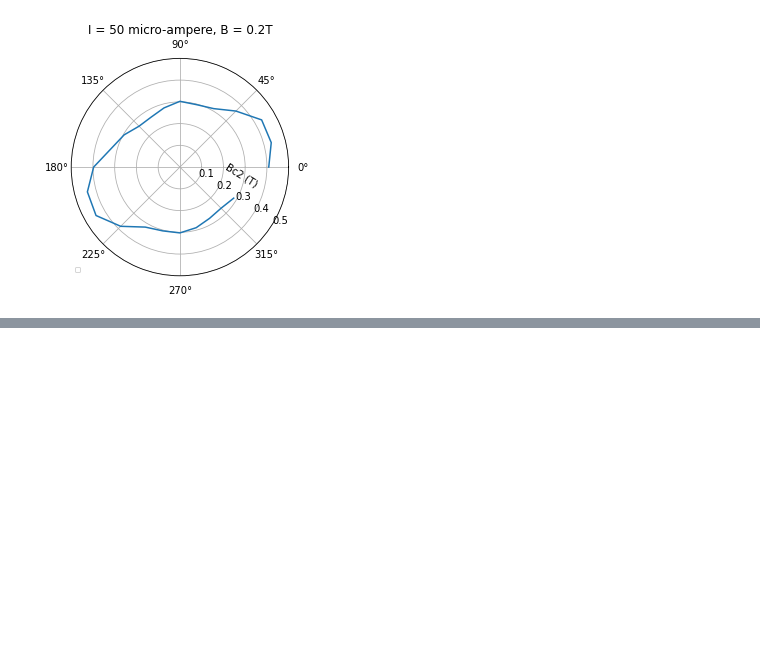
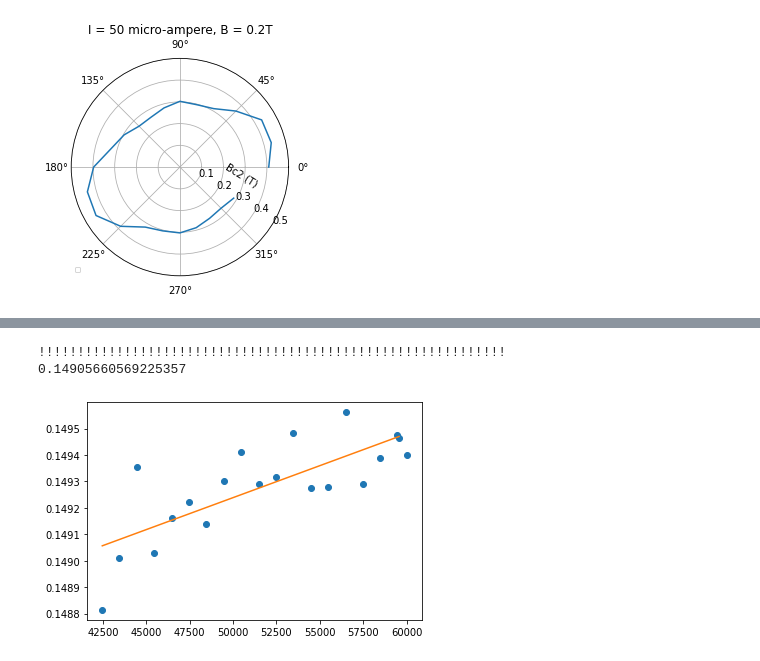
Before and after one commit to DerkNiessink/research-practicum, a Jupyter notebook: research.ipynb, the cells around one changed output, grey strips where cells are left out. Saved outputs shown, nothing was run; the diff lists cells and outputs as text; code cells hidden in the pictures; blank space fills up the shorter version.

```diff
--- a/research.ipynb
+++ b/research.ipynb
@@ -392,0 +395,29 @@ plt.plot(angles, bc2s, "o")
+# %%
+for angle in angles:
+    print("!!!!!!!!!!!!!!!!!!!!!!!!!!!!!!!!!!!!!!!!!!!!!!!!!!!!!!!!!!!!")
+    if positions[f"{angle}deg"][0][0] < 10000:
+        L = list(reversed(positions[f"{angle}deg"]))
+    else:
+        L = positions[f"{angle}deg"]
+    x = []
+    y = []
+    for item in L[0:20]:
+        x.append(item[0])
+        y.append(item[1])
+    plt.plot(x, y, "o")
+    f = lambda x, a, b: a*x + b
+    model = models.Model(f)
+
+    result2 = model.fit(y, x = x , a = 1, b = 1)
+    #result2.plot(ylabel= 'Bridge 1 Resistance (Ohms)', xlabel= 'Magnetic field (oe)')
+    variables = result2.params.valuesdict()
+    line_x = [i for i in np.arange(x[-1], x[0], 1)]
+    line_y = [variables["a"] * i + variables["b"] for i in np.arange(x[-1], x[0], 1)]
+    break
+
+plt.plot(line_x, line_y)
+print(line_y[0])
+# %% [output]
+!!!!!!!!!!!!!!!!!!!!!!!!!!!!!!!!!!!!!!!!!!!!!!!!!!!!!!!!!!!!
+0.14905660569225357
+[figure, added]
```
Also changed, not shown: parts of 1 cell of this notebook.
